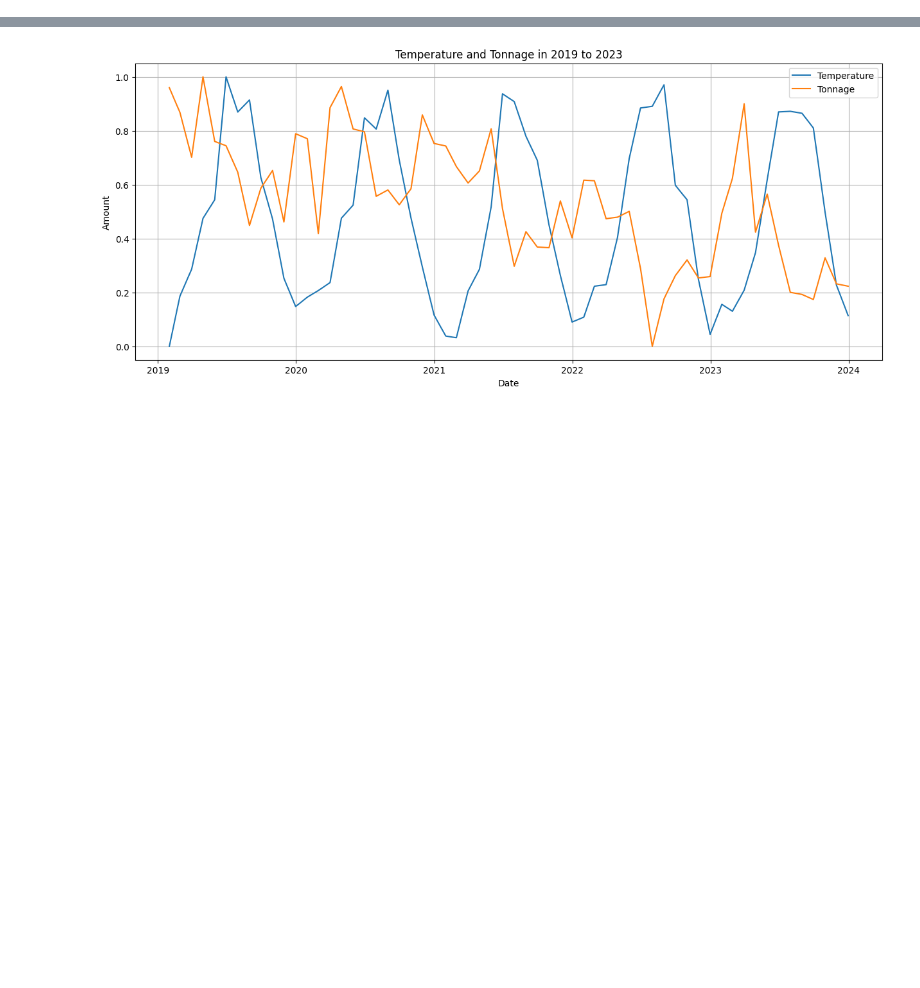
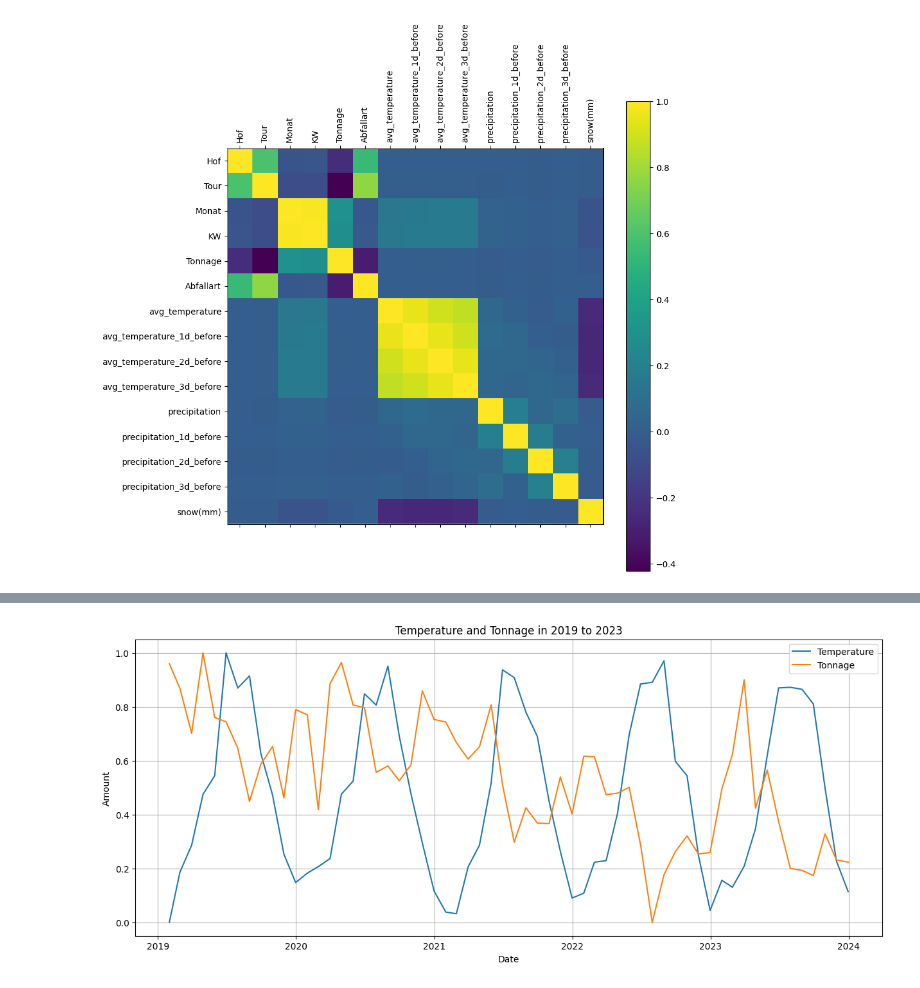
Before and after one commit to FlyingBaum/trash-ml, a Jupyter notebook: notebooks/weather-data.ipynb, the cells around one changed output, grey strips where cells are left out. Drawn from its saved outputs; the diff is of its cells as text; code cells hidden in the pictures; blank space fills up the shorter version.

```diff
--- a/notebooks/weather-data.ipynb
+++ b/notebooks/weather-data.ipynb
@@ -89,3 +115,19 @@ Tonnage                -0.022630      -0.007920  1.00000
+# %%
+# Calculate the correlation matrix.
+correlation_matrix = weather_trash_data.corr()
+
+# Plot the correlation matrix with a big size and matplotlib with labels.
+
+import matplotlib.pyplot as plt
+
+plt.figure(figsize=(10, 10))
+plt.matshow(correlation_matrix, fignum=1)
+plt.xticks(range(len(correlation_matrix.columns)), correlation_matrix.columns, rotation='vertical')
+plt.yticks(range(len(correlation_matrix.columns)), correlation_matrix.columns)
+plt.colorbar()
+plt.show()
+# %% [output]
+[figure, added]
 # %%
 import matplotlib.pyplot as plt
 
```
Also changed, not shown: parts of 4 cells of this notebook, 1 other file.
